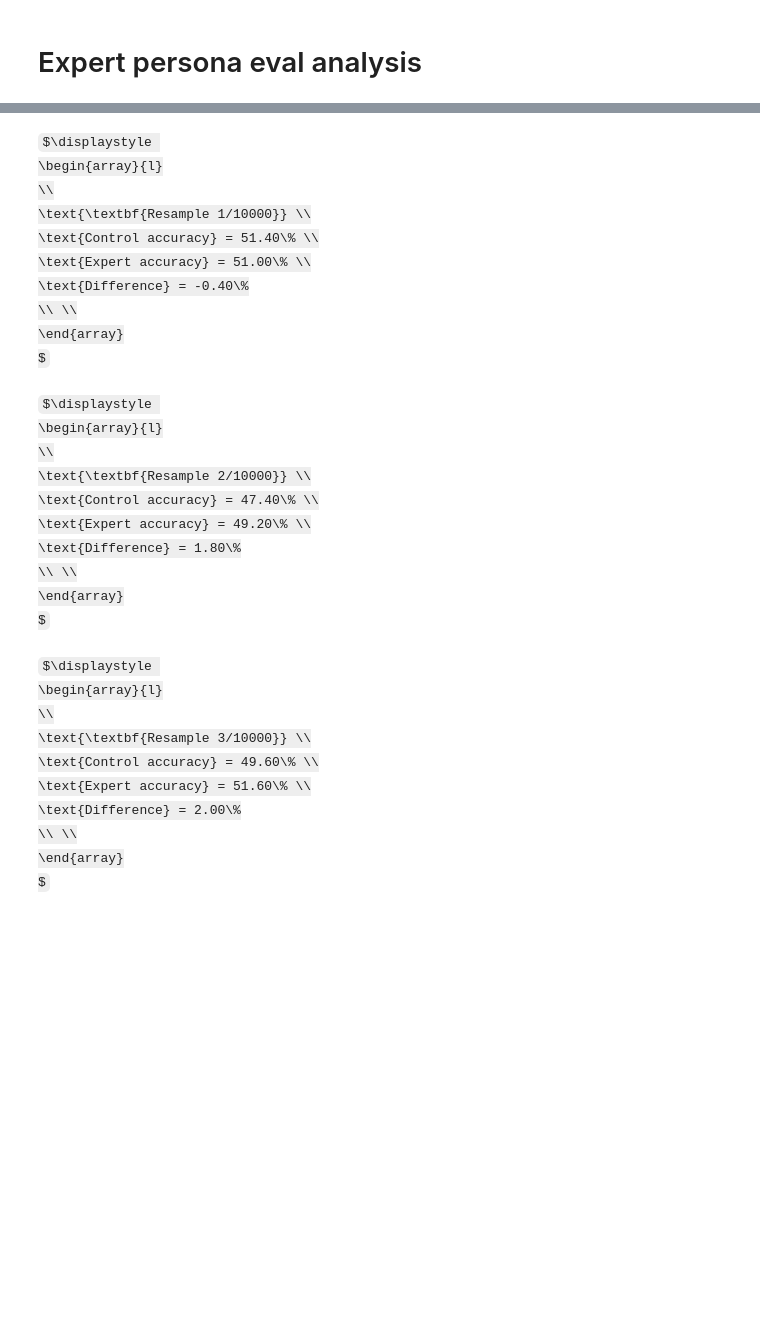
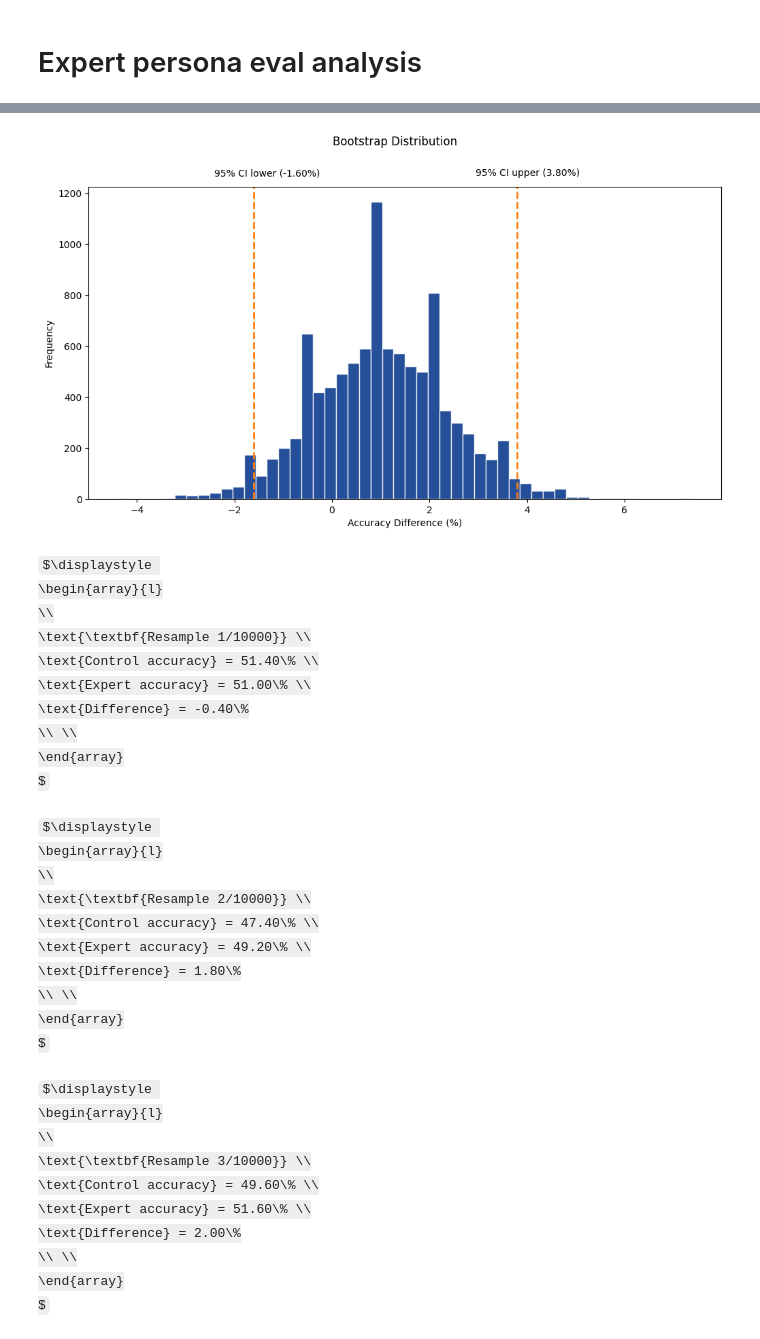
Before and after one commit to jcarterlab/expert-persona-eval, a Jupyter notebook: eval_analysis.ipynb, the cells around one changed output, grey strips where cells are left out. Saved outputs shown, nothing was run; the diff lists cells and outputs as text; code cells hidden in the pictures; some formulas as TeX source; blank space fills up the shorter version.

```diff
--- a/eval_analysis.ipynb
+++ b/eval_analysis.ipynb
@@ -199,6 +255,7 @@ verbose = True
 truncate_at = 5
 
 
+# bootstrap calculation
 paired = filtered_df.pivot(
     index='question',
     columns='is_expert',
@@ -212,57 +269,105 @@ paired = paired.reset_index()
 paired['control'] = paired['control'] == 'pass'
 paired["expert"] = paired['expert'] == 'pass'
 
-
 rng = np.random.default_rng(seed=2026)
-
 
 n = len(paired)
 n_bootstrap = 10000
+
+control = np.empty(n_bootstrap)
+expert = np.empty(n_bootstrap)
 results = np.empty(n_bootstrap)
 
 for i in range(n_bootstrap):
 
     indices = rng.choice(n, size=n, replace=True)
     sample = paired.iloc[indices]
 
     control_accuracy = sample['control'].mean()
     expert_accuracy = sample['expert'].mean()
 
+    control[i], expert[i] = control_accuracy, expert_accuracy
+
     difference = expert_accuracy - control_accuracy
+
     results[i] = difference * 100
-
-    if i < truncate_at and verbose:
-        display(Math(
-            rf'''
-            \begin{{array}}{{l}}
-            \\
-            \text{{\textbf{{Resample {i+1}/{n_bootstrap}}}}} \\
-            \text{{Control accuracy}} = {control_accuracy * 100:.2f}\% \\
-            \text{{Expert accuracy}} = {expert_accuracy * 100:.2f}\% \\
-            \text{{Difference}} = {difference * 100:.2f}\%
-            \\ \\
-            \end{{array}}
-            '''
-        ))
-
-        if i + 1 == truncate_at:
-            print('\n...\n')
-
 
 ci = np.percentile(results, [2.5, 97.5])
 
+
+# bootstrap distribution vizz
+fig, ax = plt.subplots(figsize=(12, 6))
+
+ax.hist(
+    results,
+    bins=50,
+    color='#003087',
+    edgecolor='white',
+    alpha=0.85
+)
+
+ax.axvline(
+    ci[0],
+    color='#FF7F0E',
+    linestyle='--',
+    linewidth=2,
+    label=f'95% CI lower ({ci[0]:.2f}%)'
+)
+ax.axvline(
+    ci[1],
+    color='#FF7F0E',
+    linestyle='--',
+    linewidth=2,
+    label=f'95% CI upper ({ci[1]:.2f}%)'
+)
+
+ax.set_ylabel('Frequency')
+ax.set_xlabel('Accuracy Difference (%)')
+fig.suptitle('Bootstrap Distribution', y=1)
+ax.legend(
+    loc='lower center',
+    bbox_to_anchor=(0.4875, 1),
+    ncol=2,
+    columnspacing=16.5,
+    handlelength=0,
+    handletextpad=0,
+    frameon=False
+)
+plt.subplots_adjust(top=0.875)
+plt.show()
+
+
+# show results
+for i, result in enumerate(results):
+    if i < truncate_at and verbose:
+            display(Math(
+                rf'''
+                \begin{{array}}{{l}}
+                \\
+                \text{{\textbf{{Resample {i+1}/{n_bootstrap}}}}} \\
+                \text{{Control accuracy}} = {control[i] * 100:.2f}\% \\
+                \text{{Expert accuracy}} = {expert[i] * 100:.2f}\% \\
+                \text{{Difference}} = {result:.2f}\%
+                \\ \\
+                \end{{array}}
+                '''
+            ))
+
+            if i + 1 == truncate_at:
+                print('\n...\n')
 
 display(Math(
     rf'''
     \begin{{array}}{{l}}
     \\
     \text{{\textbf{{Bootstrap results:}}}} \\
     \text{{Mean difference}} = {results.mean():.2f}\% \\
     \text{{Bootstrap SE}} = {results.std(ddof=1):.2f}\% \\
     \text{{95\% CI}} = [{ci[0]:.2f}\%,\; {ci[1]:.2f}\%]
     \\ \\ \\ \\
     \end{{array}}
     '''
 ))
 # %% [output]
+[figure, added]
 $\displaystyle
```
Also changed, not shown: parts of 12 cells of this notebook.
